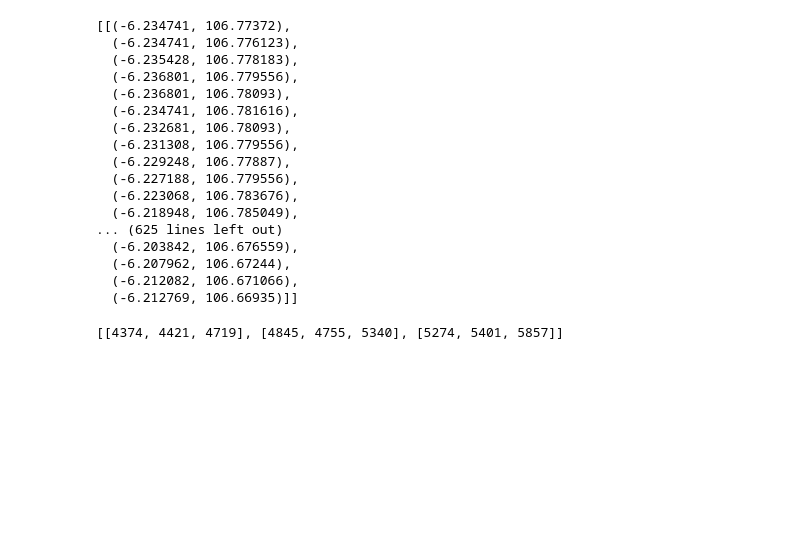
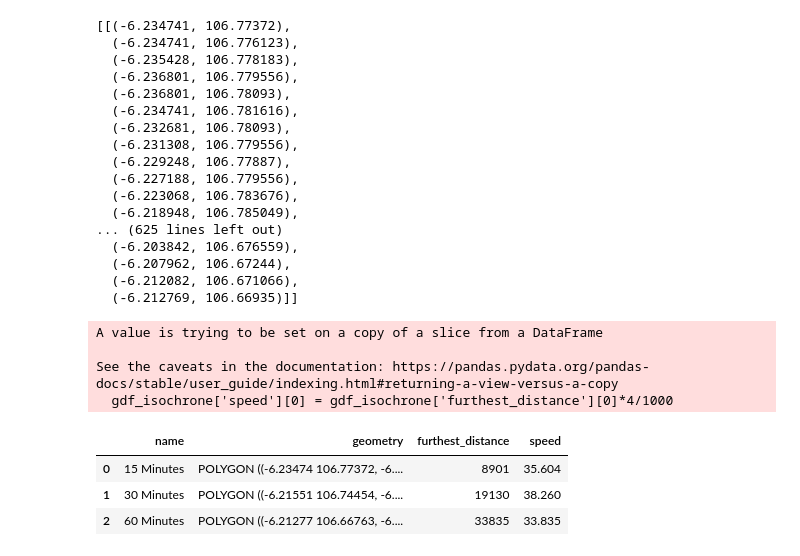
Before and after one commit to dimasrdwiaji/isochrone-map, a Jupyter notebook: isochrone.ipynb, the cells around one changed output. Cells and saved outputs as stored; diff of their text form; code cells hidden in the pictures; blank space fills up the shorter version.

Commit message:
add furthest distance and average speed. Also map the result

```diff
--- a/isochrone.ipynb
+++ b/isochrone.ipynb
@@ -190,10 +186,32 @@ for sublist in tes_distance:
 # %%
-travel_distance
+# Find the furthest distance and average speed of each isochrone duration
+# Furthest distance
+furthest_distance = []
+
+for sublist in travel_distance:
+    furthest_distance.append(max(sublist))
+
+furthest_distance
+
+gdf_isochrone['furthest_distance'] = furthest_distance
+
+# Average speed
+gdf_isochrone['speed'] = 0
+gdf_isochrone['speed'][0] = gdf_isochrone['furthest_distance'][0]*4/1000
+gdf_isochrone['speed'][1] = gdf_isochrone['furthest_distance'][1]*2/1000
+gdf_isochrone['speed'][2] = gdf_isochrone['furthest_distance'][2]/1000
 # %% [output]
-[[4374, 4421, 4719], [4845, 4755, 5340], [5274, 5401, 5857]]
+A value is trying to be set on a copy of a slice from a DataFrame
+
+See the caveats in the documentation: https://pandas.pydata.org/pandas-docs/stable/user_guide/indexing.html#returning-a-view-versus-a-copy
+  gdf_isochrone['speed'][0] = gdf_isochrone['furthest_distance'][0]*4/1000
-# %%
-# Get furthest distance
-gdf_isochrone['furthest_point'] = gdf_isochrone['geometry'].apply(lambda x: furthest_point_in_polygon(origin_point, x))
+# %%
+gdf_isochrone
+# %% [output]
+|  | name | geometry | furthest_distance | speed |
+| 0 | 15 Minutes | POLYGON ((-6.23474 106.77372, -6.... | 8901 | 35.604 |
+| 1 | 30 Minutes | POLYGON ((-6.21551 106.74454, -6.... | 19130 | 38.260 |
+| 2 | 60 Minutes | POLYGON ((-6.21277 106.66763, -6.... | 33835 | 33.835 |
 # %%
 # Create map
 map = folium.Map(
```
Also changed, not shown: parts of 2 cells of this notebook, 1 other file.
